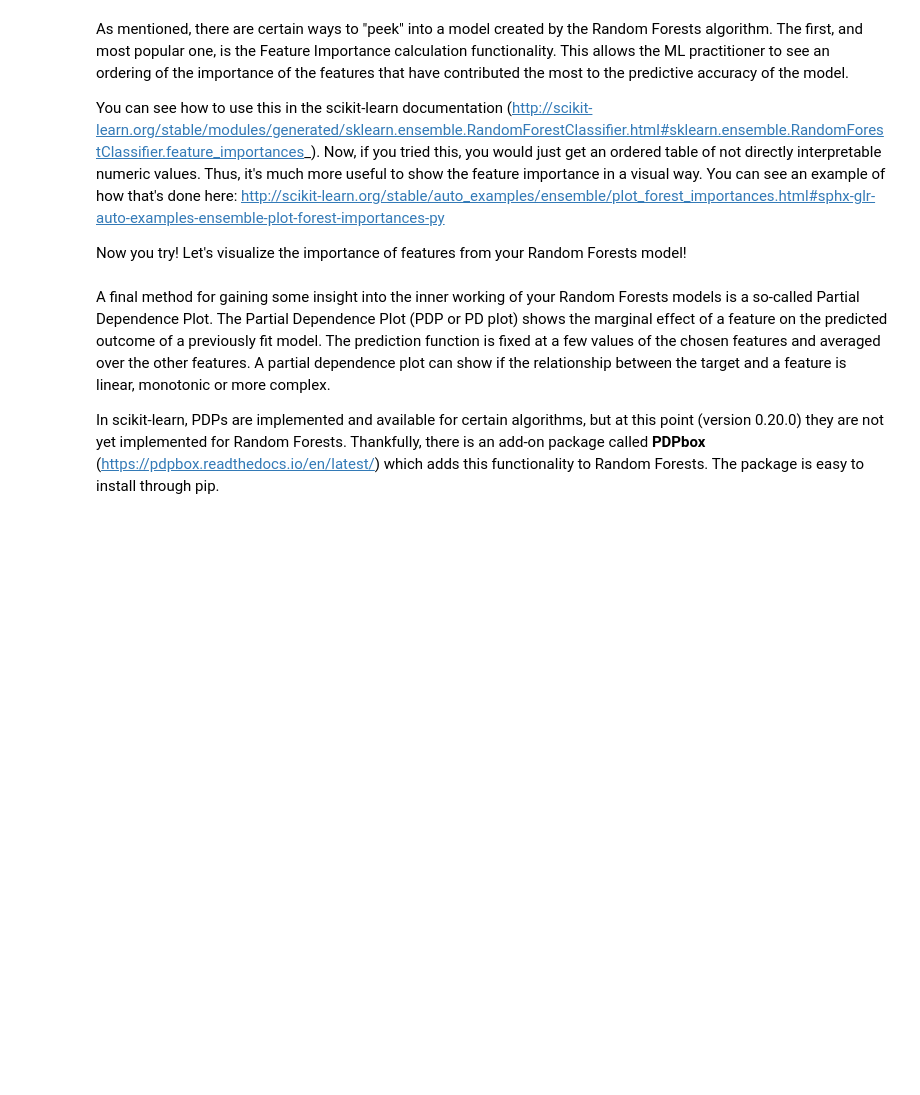
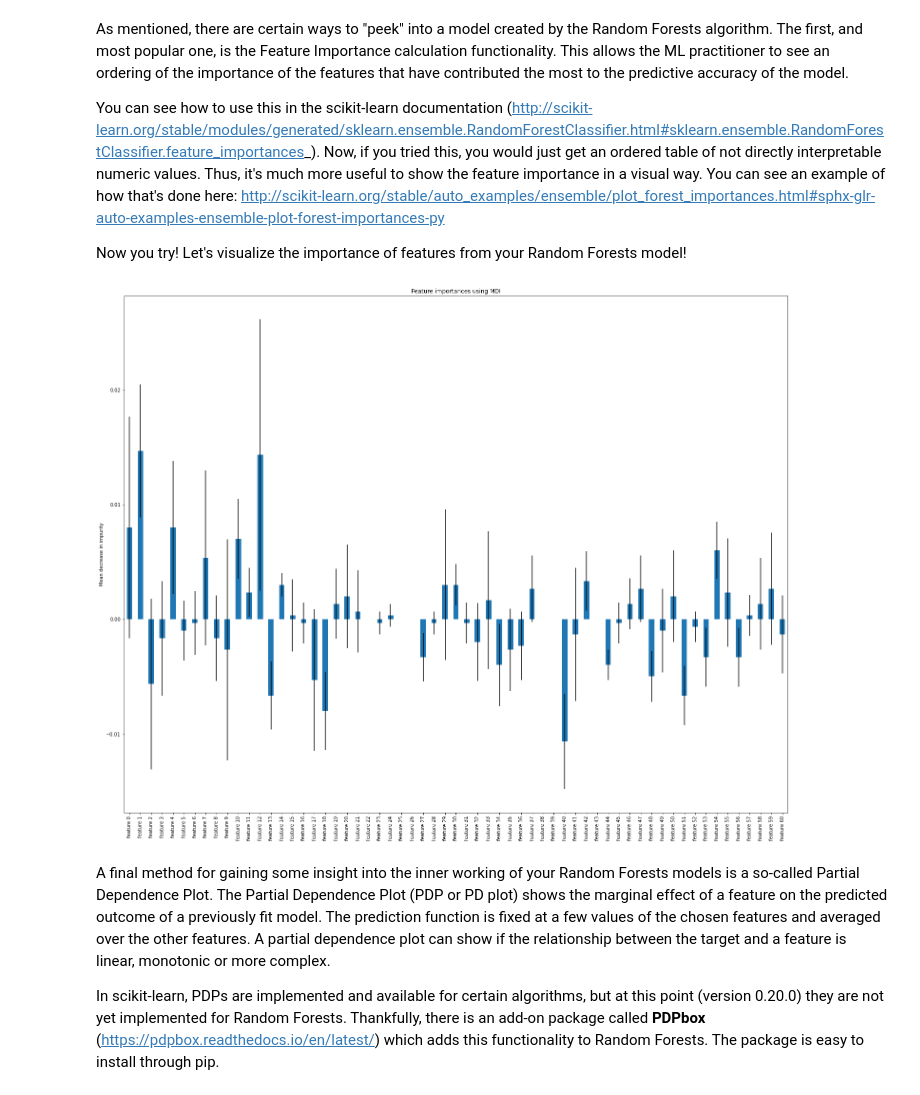
Before and after one commit to sreiter1/mec-mini-projects, a Jupyter notebook: mec-13.5.1-tree-based-algorithms-mini-project/Mini_Project_Tree-Based_Algorithms.ipynb, the cells around one changed output. Saved outputs shown, nothing was run; the diff lists cells and outputs as text; code cells hidden in the pictures; blank space fills up the shorter version.

```diff
--- a/mec-13.5.1-tree-based-algorithms-mini-project/Mini_Project_Tree-Based_Algorithms.ipynb
+++ b/mec-13.5.1-tree-based-algorithms-mini-project/Mini_Project_Tree-Based_Algorithms.ipynb
@@ -78,9 +78,9 @@ If for any reason this way of installing doesn't work for you straight out of th
 # %% [markdown]
 Now you're ready to visualize your Decision Tree model! Please feel free to use the blog post for guidance and inspiration!
 # %%
-fig = plt.figure(figsize=(25,20))
+fig_1 = plt.figure(figsize=(25,20))
 _ = tree.plot_tree(tree_classifier, filled=True)
-fig.savefig("decision_tree.png")
+fig_1.savefig("decision_tree.png")
 # %% [output]
 [figure]
 # %% [markdown]
@@ -99,0 +98,7 @@ from sklearn.ensemble import RandomForestClassifier
+# %%
+forest_classifier = RandomForestClassifier()
+forest_classifier = forest_classifier.fit(X_train, y_train)
+
+y_pred = forest_classifier.predict(X_test)
+
+print(classification_report(y_test, y_pred))
@@ -108,3 +120,18 @@ Now you try! Let's visualize the importance of features from your Random Forests
+# %%
+from sklearn.inspection import permutation_importance
+
+result = permutation_importance(forest_classifier, X_test, y_test, n_repeats=10, random_state=42, n_jobs=2)
+
+feature_names = [f'feature {i}' for i in range(X.shape[1])]
+forest_importances = pd.Series(result.importances_mean, index=feature_names)
+
+fig_2, ax = plt.subplots(figsize=(25,20))
+forest_importances.plot.bar(yerr=result.importances_std, ax=ax)
+ax.set_title("Feature importances using MDI")
+ax.set_ylabel("Mean decrease in impurity")
+fig.tight_layout()
+# %% [output]
+[figure, added]
 # %% [markdown]
 A final method for gaining some insight into the inner working of your Random Forests models is a so-called Partial Dependence Plot. The Partial Dependence Plot (PDP or PD plot) shows the marginal effect of a feature on the predicted outcome of a previously fit model. The prediction function is fixed at a few values of the chosen features and averaged over the other features. A partial dependence plot can show if the relationship between the target and a feature is linear, monotonic or more complex.
 
```
Also changed, not shown: parts of 3 cells of this notebook.
